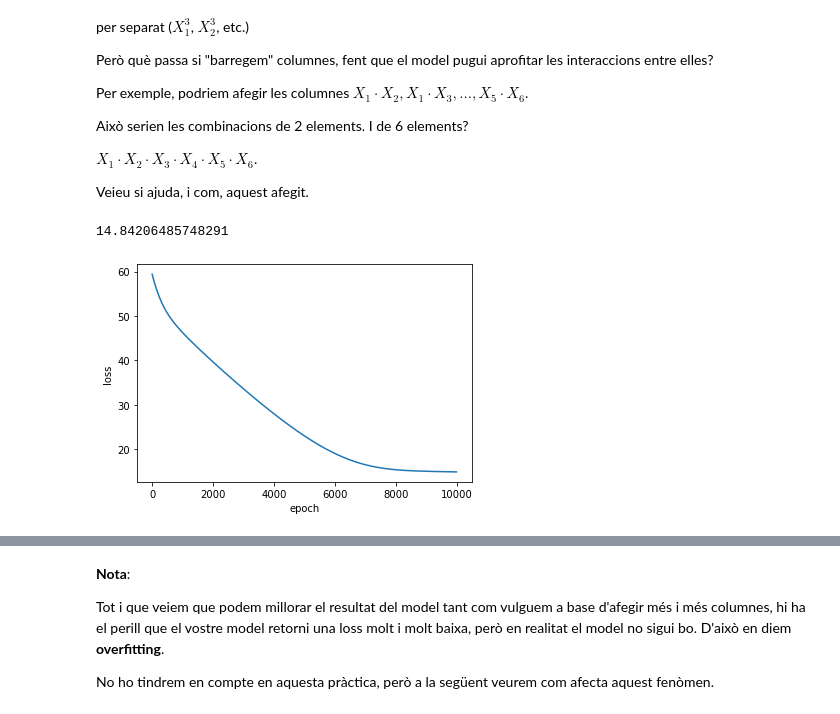
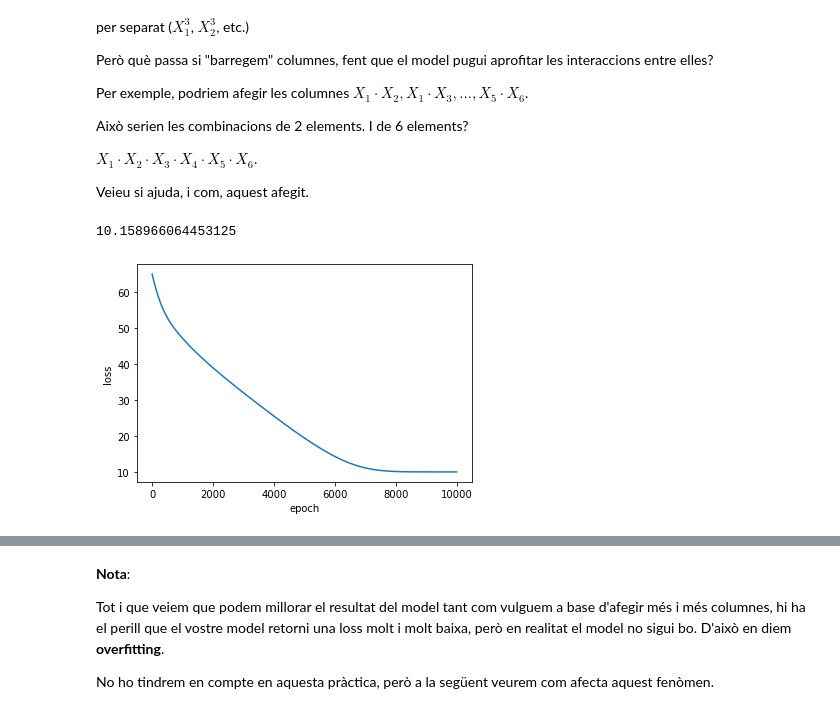
Before and after one commit to saz117/TNUI, a Jupyter notebook: 2021-assignment-3/P3_LinearRegression-alumnes.ipynb, the cells around one changed output, grey strips where cells are left out. Saved outputs shown, nothing was run; the diff lists cells and outputs as text; code cells hidden in the pictures.

```diff
--- a/2021-assignment-3/P3_LinearRegression-alumnes.ipynb
+++ b/2021-assignment-3/P3_LinearRegression-alumnes.ipynb
@@ -361,30 +361,33 @@ Veieu si ajuda, i com, aquest afegit.
 # %%
 torch.random.manual_seed(123) # deixeu aquesta linia, garantirà que els resultats siguin consistents
 
 def preprocess(x):
     # Calcularem totes les potències fins a i, i les ajuntarem totes en la dimensió 1
     #ux = x + abs(min(x[:]))+0.000001
+    x = normalize(x)
 
     x1_2 = torch.stack([
         torch.log(abs(x[:,i])) * torch.log(abs(x[:,i+1]))
         #x[:,i] * x[:,i+1]
         for i in range(len(x[0])-1)
     ], dim=1)
+
+    x = normalize(x1_2)
 
     x4 = x > torch.mean(x)
     x_tot = torch.cat([x, x1_2, torch.log(abs(x)), torch.log(abs(x1_2)), x4], dim=1) #we concatenate them all
     x_tot = normalize(x_tot) #and normalize it
     return x_tot
 
 model = LinearRegression(preprocess(X_pop).size(1))
 train_module(model, preprocess(X_pop), Y_pop, loss_f, n_epochs=10000, lr=1e-3, plot=True)
 
 f = lambda x: model.predict(preprocess(x))
 
 print(loss_f(Y_pop, f(X_pop)).item())
 # %% [output]
-14.84206485748291
+10.158966064453125
-[figure, old version]
+[figure, new version]
 # %%
 """
 #this way we multiply an entire column with another
```
Also changed, not shown: parts of 4 cells of this notebook, 3 other files.
